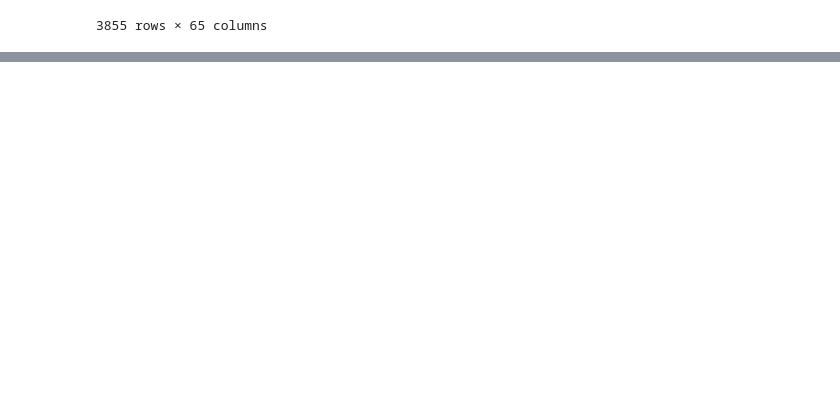
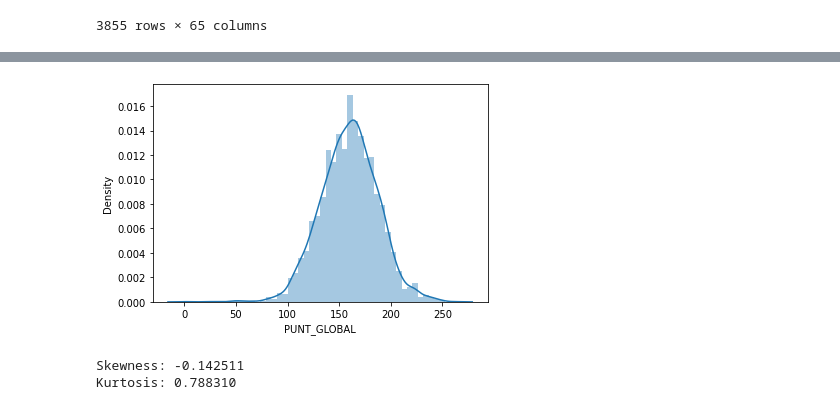
Before and after one commit to mateo20-bot/Proyecto_V, a Jupyter notebook: PROYECTO_7.ipynb, the cells around one changed output, grey strips where cells are left out. Cells and saved outputs as stored; diff of their text form; code cells hidden in the pictures; blank space fills up the shorter version.

```diff
--- a/PROYECTO_7.ipynb
+++ b/PROYECTO_7.ipynb
@@ -5,5 +15,5 @@ import pandas as pd
 # %%
-df=pd.read_csv('/content/economicas.csv')
+df= pd.read_csv('https://raw.githubusercontent.com/labeconometria/proyectos/main/economicas.csv')
 # %%
 df
 # %% [output]
@@ -63,0 +126,10 @@ df
+# %%
+sns.distplot(df['PUNT_GLOBAL']);
+# %% [output]
+[figure, added]
+# %%
+print("Skewness: %f" % df['PUNT_GLOBAL'].skew())
+print("Kurtosis: %f" % df['PUNT_GLOBAL'].kurt())
+# %% [output]
+Skewness: -0.142511
+Kurtosis: 0.788310
```
Also changed, not shown: parts of 15 cells of this notebook.
